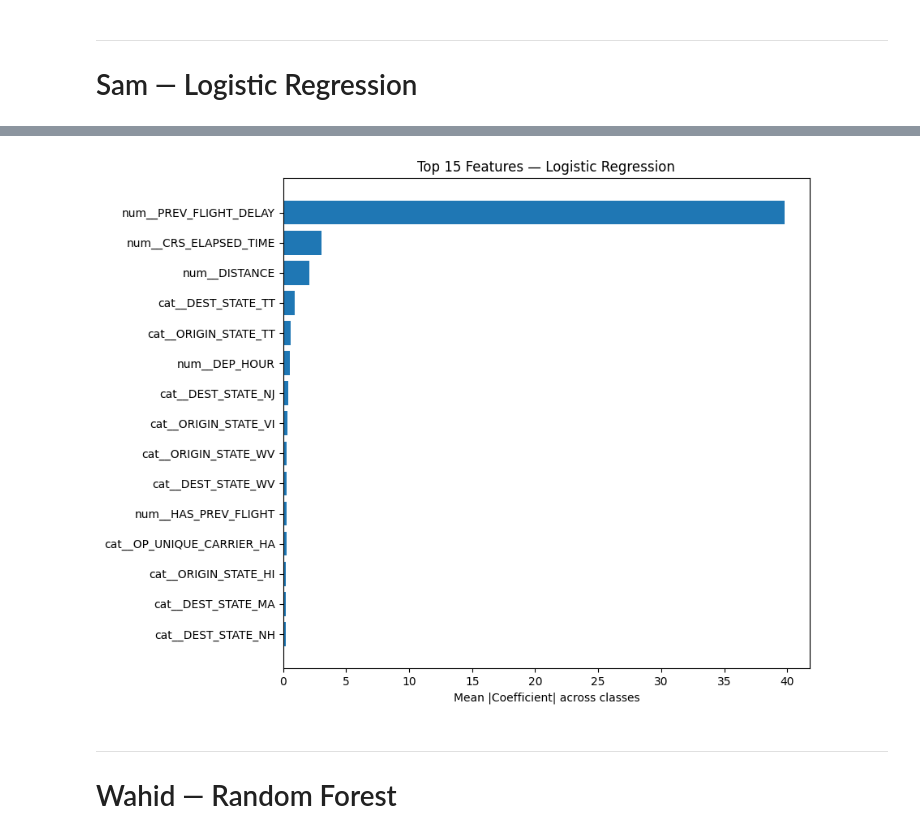
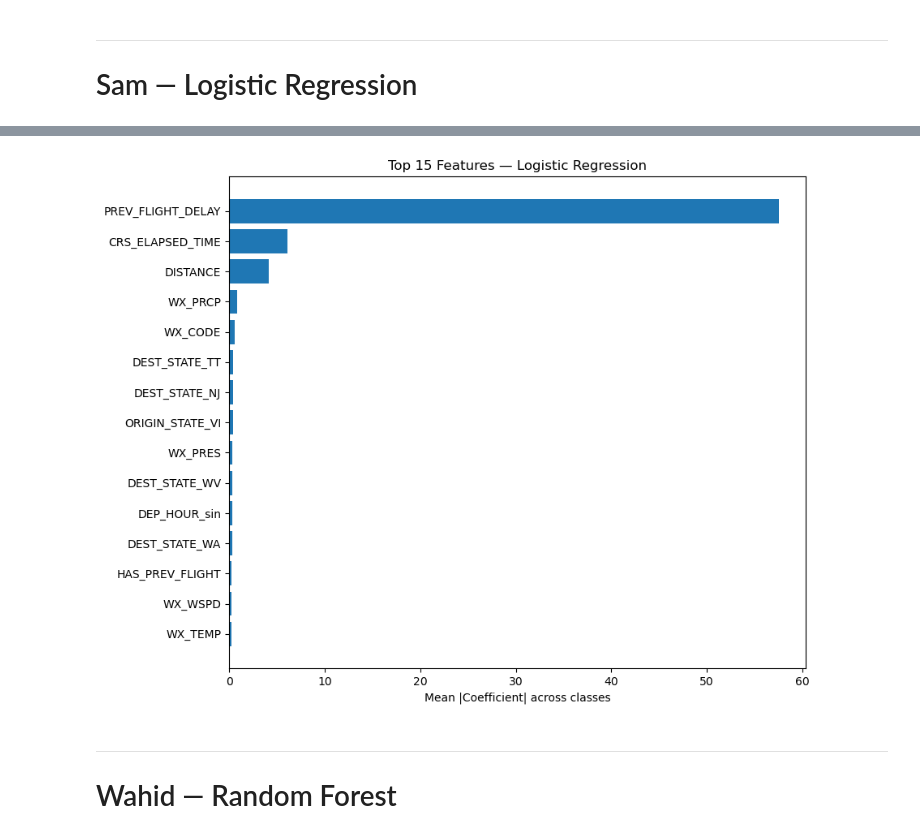
Before and after one commit to dennisous/STT811-Project, a Jupyter notebook: model_analysis.ipynb, the cells around one changed output, grey strips where cells are left out. Drawn from its saved outputs; the diff is of its cells as text; code cells hidden in the pictures.

```diff
--- a/model_analysis.ipynb
+++ b/model_analysis.ipynb
@@ -38,10 +37,12 @@ postprocessing_cols = [
     "SECURITY_DELAY",
     "LATE_AIRCRAFT_DELAY",
     "OP_UNIQUE_CARRIER",
-    "DAY_OF_MONTH" #Potential one hot?
+    "DAY_OF_MONTH",
 ]
 
-X = df.drop(columns=[c for c in postprocessing_cols + ["DELAY_CLASS"] if c in df.columns])
+X = df.drop(
+    columns=[c for c in postprocessing_cols + ["DELAY_CLASS"] if c in df.columns]
+)
 X["DEP_HOUR"] = X["DEP_HOUR"].replace(24, 0)
 y = df["DELAY_CLASS"]
 
@@ -222,3 +229,8 @@ y_train_500k = y_train.iloc[SAMPLE_IDX]
 # %% [markdown]
 ---
 # Sam — Logistic Regression
+# %%
+undersampled = pd.read_parquet("undersampled.parquet")
+X_train_us = undersampled.drop(columns=["DELAY_CLASS"]).values
+y_train_us = undersampled["DELAY_CLASS"].astype(int).reset_index(drop=True)
+print(f"Training: {X_train_us.shape}  classes: {y_train_us.value_counts().sort_index().to_dict()}")
@@ -225,22 +239,14 @@ y_train_500k = y_train.iloc[SAMPLE_IDX]
 # %%
 from sklearn.linear_model import LogisticRegression
-import numpy as np
-
-# Shared 500k sample — same index used by LR, RF, XGBoost for fair comparison
-rng = np.random.RandomState(42)
-SAMPLE_IDX = rng.choice(X_train_preprocessed.shape[0], 500_000, replace=False)
-X_train_500k = X_train_preprocessed[SAMPLE_IDX]
-y_train_500k = y_train.iloc[SAMPLE_IDX]
 
 lr_model = LogisticRegression(
     solver="saga",
     max_iter=200,
-    class_weight="balanced",
     random_state=42,
     n_jobs=-1,
 )
-lr_model.fit(X_train_500k, y_train_500k)
+lr_model.fit(X_train_us, y_train_us)
 
-results.append(evaluate('Logistic Regression', lr_model, X_test_preprocessed, y_test))
+results.append(evaluate("Logistic Regression", lr_model, X_test_preprocessed, y_test))
 # %% [output]
 --- Logistic Regression ---
@@ -264,21 +272,20 @@ weighted avg       0.74      0.60      0.65   1379748
 # %%
-# Feature importance: mean absolute coefficient across classes
-feature_names = preprocessor.get_feature_names_out()
+feature_names = [n.split("__", 1)[-1] for n in preprocessor.get_feature_names_out()]
 mean_abs_coef = np.abs(lr_model.coef_).mean(axis=0)
 
 coef_df = pd.DataFrame({
     "feature": feature_names,
     "importance": mean_abs_coef,
 }).nlargest(15, "importance").sort_values("importance")
 
 fig, ax = plt.subplots(figsize=(9, 7))
 ax.barh(coef_df["feature"], coef_df["importance"], color="#1f77b4")
 ax.set_xlabel("Mean |Coefficient| across classes")
 ax.set_title("Top 15 Features — Logistic Regression")
 plt.tight_layout()
 plt.show()
 # %% [output]
-[figure, old version]
+[figure, new version]
 # %% [markdown]
 ---
 # Wahid — Random Forest
```
Also changed, not shown: parts of 25 cells of this notebook, 1 other file.
